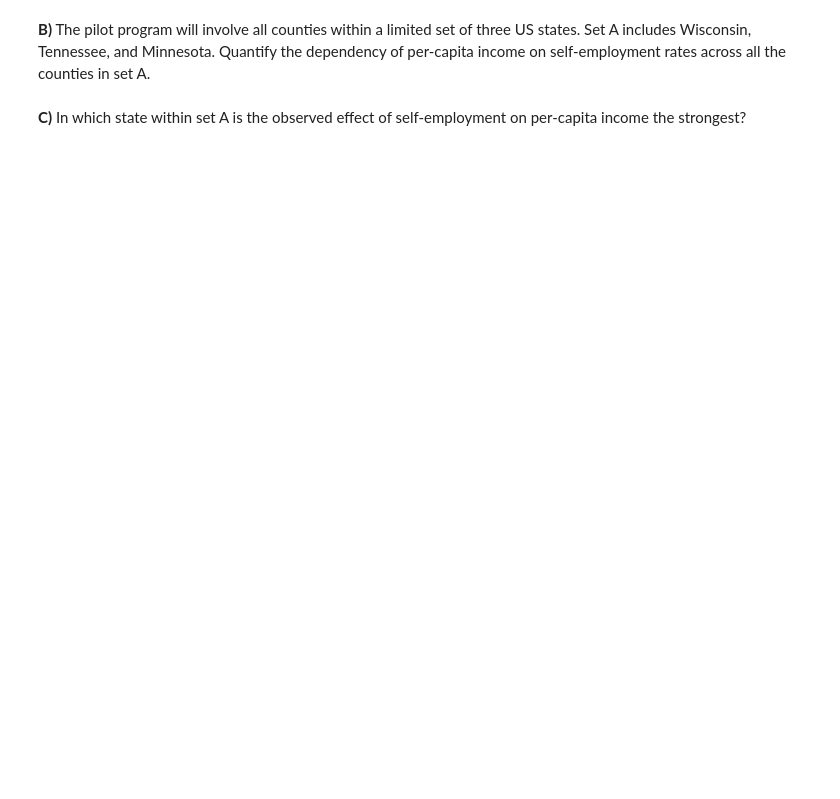
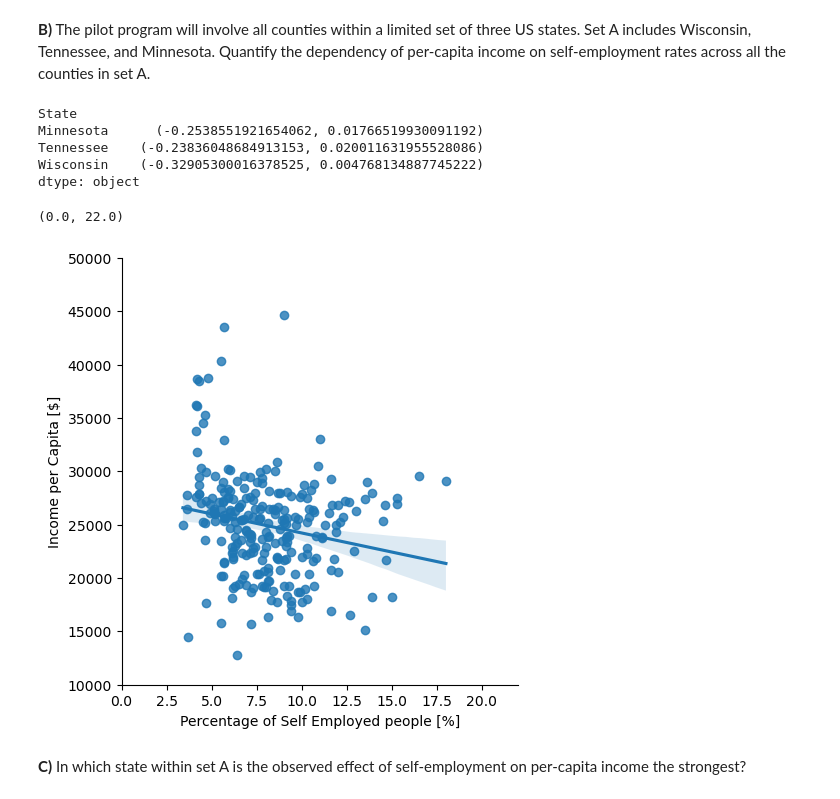
Before and after one commit to petim0/ADA2023, a Jupyter notebook: Exercises/03 - Describing data/Describing_data_exercise.ipynb, the cells around one changed output. Cells and saved outputs as stored; diff of their text form; code cells hidden in the pictures; blank space fills up the shorter version.

```diff
--- a/Exercises/03 - Describing data/Describing_data_exercise.ipynb
+++ b/Exercises/03 - Describing data/Describing_data_exercise.ipynb
@@ -177,0 +189,3 @@ Since it is unethical and impossible in this setting to run a controlled experim
+# %%
+### your code and or answer here ###
+set_A_df = df[df['State'].apply(lambda x: x == "Wisconsin") | df['State'].apply(lambda x: x == 'Tennessee') | df['State'].apply(lambda x: x == 'Minnesota')]
@@ -177,0 +195,8 @@ Since it is unethical and impossible in this setting to run a controlled experim
+# %%
+set_A_df.groupby('State').apply(getCorr, 'IncomePerCap', 'SelfEmployed')
+# %% [output]
+State
+Minnesota      (-0.2538551921654062, 0.01766519930091192)
+Tennessee    (-0.23836048684913153, 0.020011631955528086)
+Wisconsin    (-0.32905300016378525, 0.004768134887745222)
+dtype: object
@@ -178,3 +206,13 @@ Since it is unethical and impossible in this setting to run a controlled experim
+# %%
+# la solution fait encore ça
+sn.lmplot(x='SelfEmployed',y='IncomePerCap', data=set_A_df)
+plt.xlabel("Percentage of Self Employed people [%]")
+plt.ylabel("Income per Capita [$]")
+plt.ylim([10000,50000])
+plt.xlim([0,22])
+# %% [output]
+(0.0, 22.0)
+[figure, added]
 # %% [markdown]
 **C)** In which state within set A is the observed effect of self-employment on per-capita income the strongest?
 # %%
```
Also changed, not shown: parts of 24 cells of this notebook, 1 other file.
